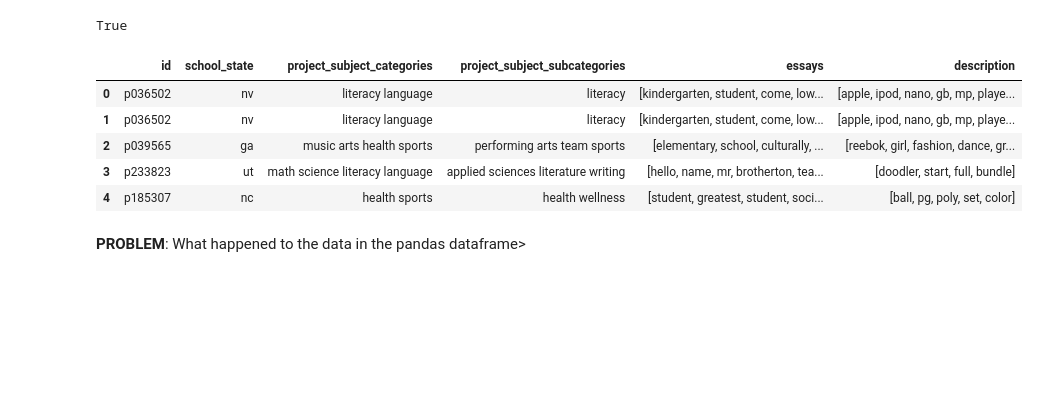
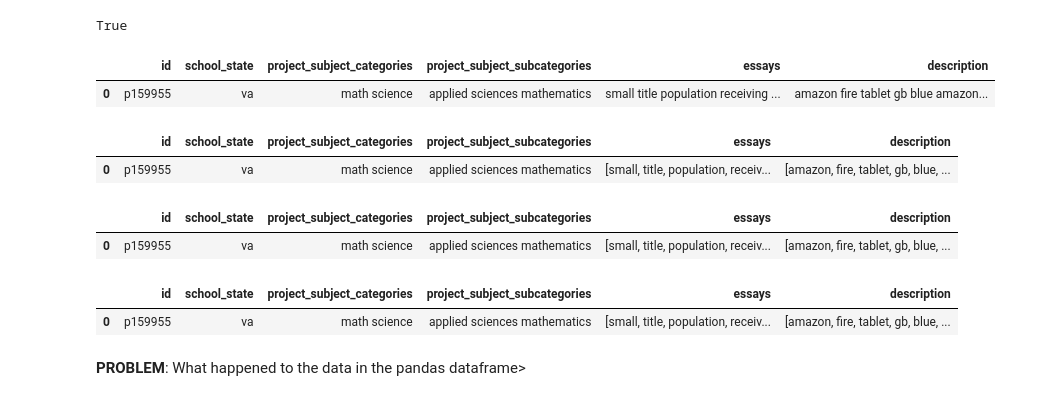
Before and after one commit to kryukovaeks/Data-Science-for-business-EPFL-course, a Jupyter notebook: A5.ipynb, the cells around one changed output. Saved outputs shown, nothing was run; the diff lists cells and outputs as text; code cells hidden in the pictures; blank space fills up the shorter version.

```diff
--- a/A5.ipynb
+++ b/A5.ipynb
@@ -487,7 +527,5 @@ df.head(10)
 # %%
-df=pd.read_csv('clean_stopword.csv')
+df=pd.read_csv('clean_stopword.csv',lineterminator='\n')
-# %%
-df=df.head(500000)
 # %%
 df[-10:]
 # %% [output]
@@ -521,7 +563,7 @@ for feature in tqdm(FEATURE_NAMES):
 df2.head()
 df2.to_csv('simple_preprocess_custom.csv', index=False)
 # %%
-df2=pd.read_csv('simple_preprocess_custom.csv')
+df2=pd.read_csv('simple_preprocess_custom.csv',lineterminator='\n')
 # %%
 df2.head()
 # %% [output]
@@ -534,5 +576,3 @@ df2.head()
-# %%
-df2=df2.head(500000)
 # %%
 df2.shape
 # %% [output]
@@ -554,6 +594,11 @@ from nltk.corpus import wordnet
 from collections import Counter
 # %%
 df3=copy.copy(df2)
+# %%
+df3.head(1)
+# %% [output]
+|  | id | school_state | project_subject_categories | project_subject_subcategories | essays | description |
+| 0 | p159955 | va | math science | applied sciences mathematics | small title population receiving ... | amazon fire tablet gb blue amazon... |
 # %%
 # Write a lemmatization function based on nltk.stem.WordNetLemmatizer() -didn't complete for night
 # %%
@@ -589,11 +634,12 @@ for feature in tqdm(['essays', 'description']):
     tqdm_notebook.pandas()
     df3[feature]=df3[feature].fillna(' ').progress_apply(lemmatize_text)
 # %%
-df3.head()
+df3.head(1)
 # %% [output]
 |  | id | school_state | project_subject_categories | project_subject_subcategories | essays | description |
-| 0 | p036502 | nv | literacy language | literacy | [kindergarten, student, come, low... | [apple, ipod, nano, gb, mp, playe... |
-| 1 | p036502 | nv | literacy language | literacy | [kindergarten, student, come, low... | [apple, ipod, nano, gb, mp, playe... |
-| 2 | p039565 | ga | music arts health sports | performing arts team sports | [elementary, school, culturally, ... | [reebok, girl, fashion, dance, gr... |
-| 3 | p233823 | ut | math science literacy language | applied sciences literature writing | [hello, name, mr, brotherton, tea... | [doodler, start, full, bundle] |
-| 4 | p185307 | nc | health sports | health wellness | [student, greatest, student, soci... | [ball, pg, poly, set, color] |
+| 0 | p159955 | va | math science | applied sciences mathematics | [small, title, population, receiv... | [amazon, fire, tablet, gb, blue, ... |
+# %%
+df3.head(1)
+# %% [output]
+|  | id | school_state | project_subject_categories | project_subject_subcategories | essays | description |
+| 0 | p159955 | va | math science | applied sciences mathematics | [small, title, population, receiv... | [amazon, fire, tablet, gb, blue, ... |
@@ -600 +655,10 @@ df3.head()
+# %%
+pd.set_option('display.max_rows', None)
+pd.set_option('display.max_columns', None)
+pd.set_option('display.width', None)
+pd.set_option('display.max_colwidth', -1)
+df33.head(1)
+# %% [output]
+|  | id | school_state | project_subject_categories | project_subject_subcategories | essays | description |
+| 0 | p159955 | va | math science | applied sciences mathematics | [small, title, population, receiv... | [amazon, fire, tablet, gb, blue, ... |
 # %%
```
Also changed, not shown: parts of 65 cells of this notebook.
